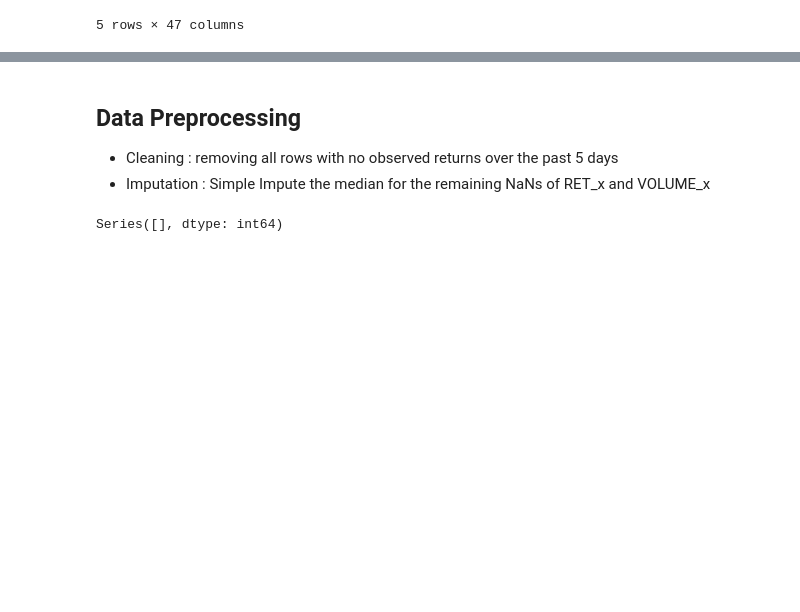
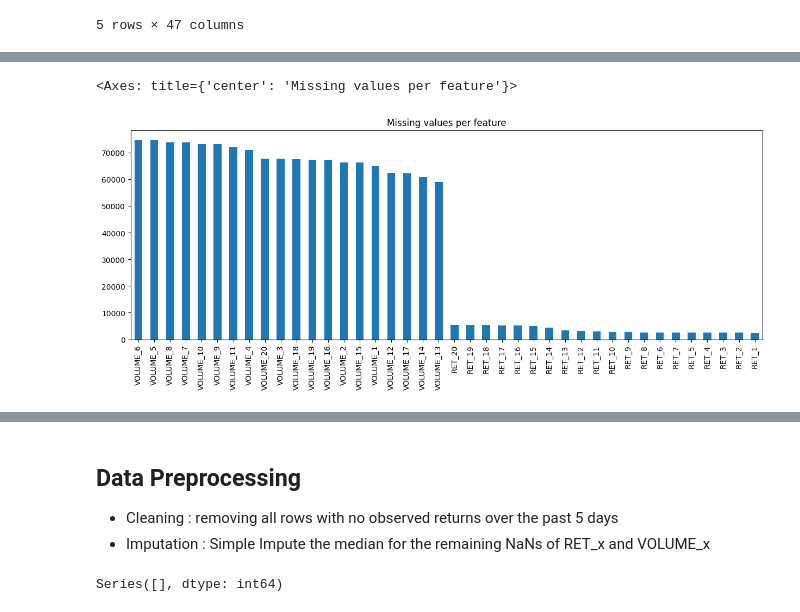
Before and after one commit to Bilg4me/QRT-2020, a Jupyter notebook: notebook_preprocessing.ipynb, the cells around one changed output, grey strips where cells are left out. Saved outputs shown, nothing was run; the diff lists cells and outputs as text; code cells hidden in the pictures; blank space fills up the shorter version.

```diff
--- a/notebook_preprocessing.ipynb
+++ b/notebook_preprocessing.ipynb
@@ -38,0 +77,9 @@ train.head()
+# %%
+# Plotting missing values per features
+missing_values = x_train.isnull().sum()
+missing_values = missing_values[missing_values > 0]
+missing_values = missing_values.sort_values(ascending=False)
+missing_values.plot(kind='bar', figsize=(15, 5), title='Missing values per feature')
+# %% [output]
+<Axes: title={'center': 'Missing values per feature'}>
+[figure, added]
```
Also changed, not shown: parts of 22 cells of this notebook, 3 other files.
